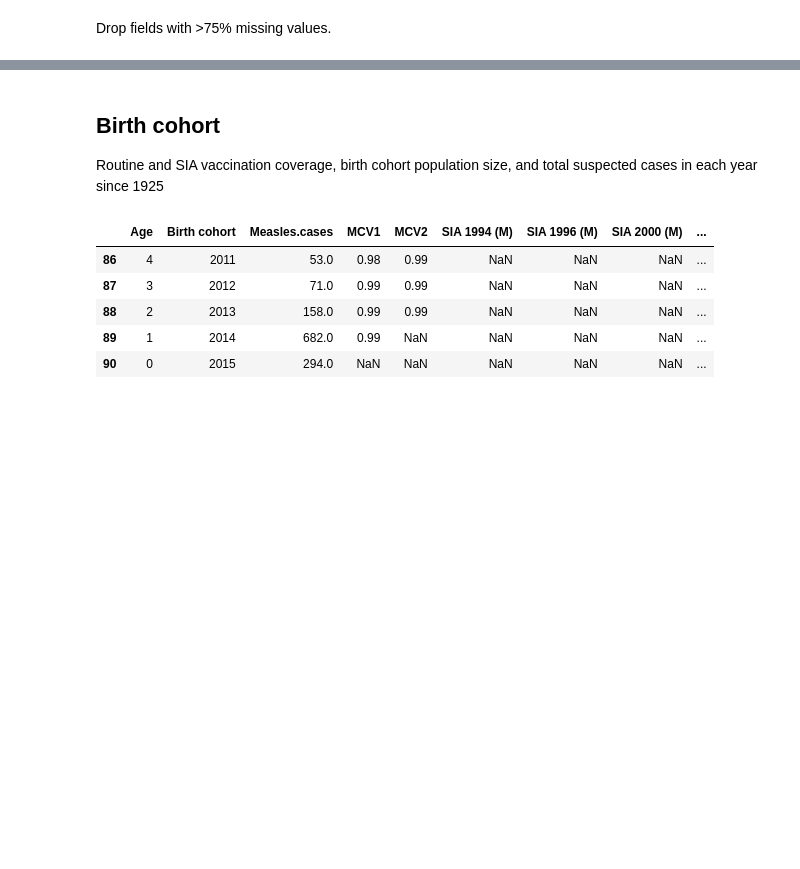
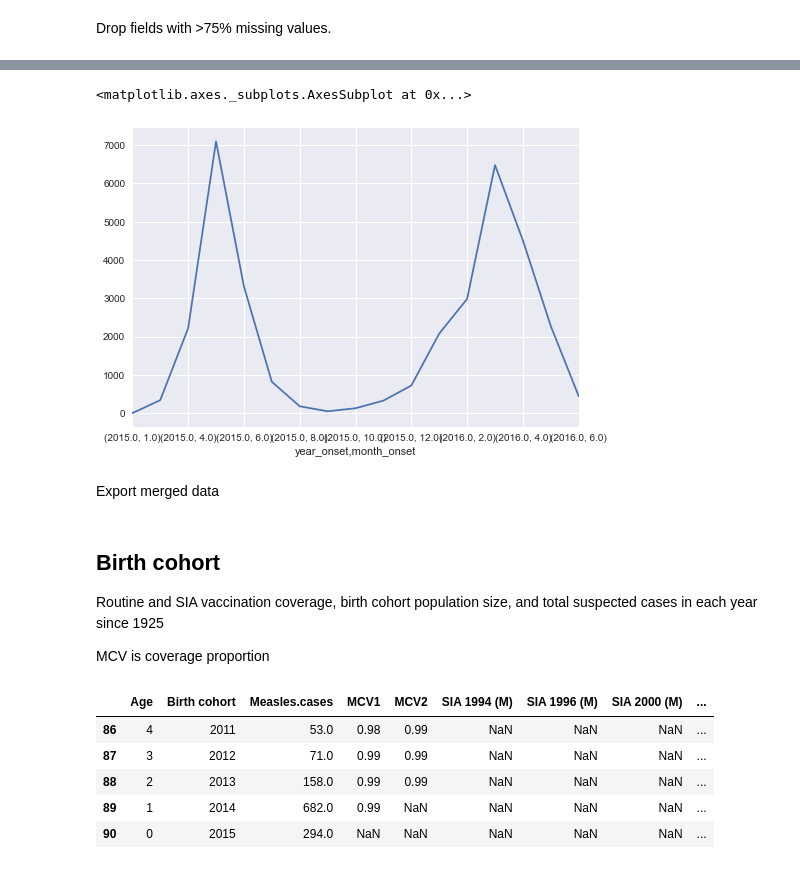
Before and after one commit to fonnesbeck/mongolia_measles, a Jupyter notebook: notebooks/Data Processing.ipynb, the cells around one changed output, grey strips where cells are left out. Drawn from its saved outputs; the diff is of its cells as text; code cells hidden in the pictures; blank space fills up the shorter version.

```diff
--- a/notebooks/Data Processing.ipynb
+++ b/notebooks/Data Processing.ipynb
@@ -46,0 +175,7 @@ dtype: int64
+# %%
+line_list[line_list.confirmed==1].groupby(['year_onset', 'month_onset']).date_onset.count().plot()
+# %% [output]
+<matplotlib.axes._subplots.AxesSubplot at 0x...>
+[figure, added]
+# %% [markdown]
+Export merged data
@@ -48,6 +185,8 @@ dtype: int64
 ## Birth cohort
 
 Routine and SIA vaccination coverage, birth cohort population size, and total suspected cases in each year since 1925
+
+MCV is coverage proportion
 # %%
 birth_cohort_raw = pd.read_csv(DATA_IN+'birth cohort.csv')
 birth_cohort_raw.tail()
```
Also changed, not shown: parts of 32 cells of this notebook, 2 other files.
